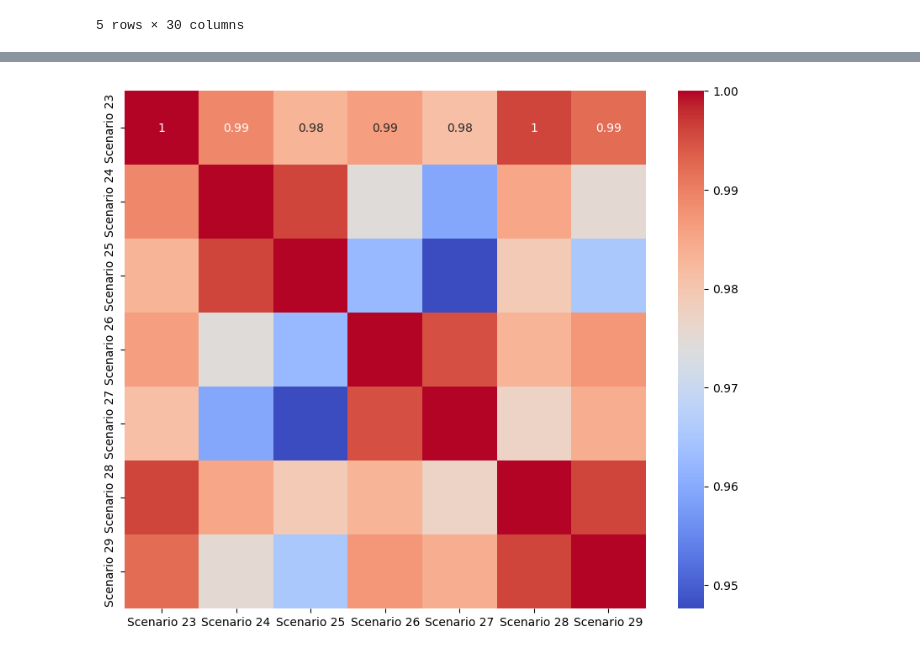
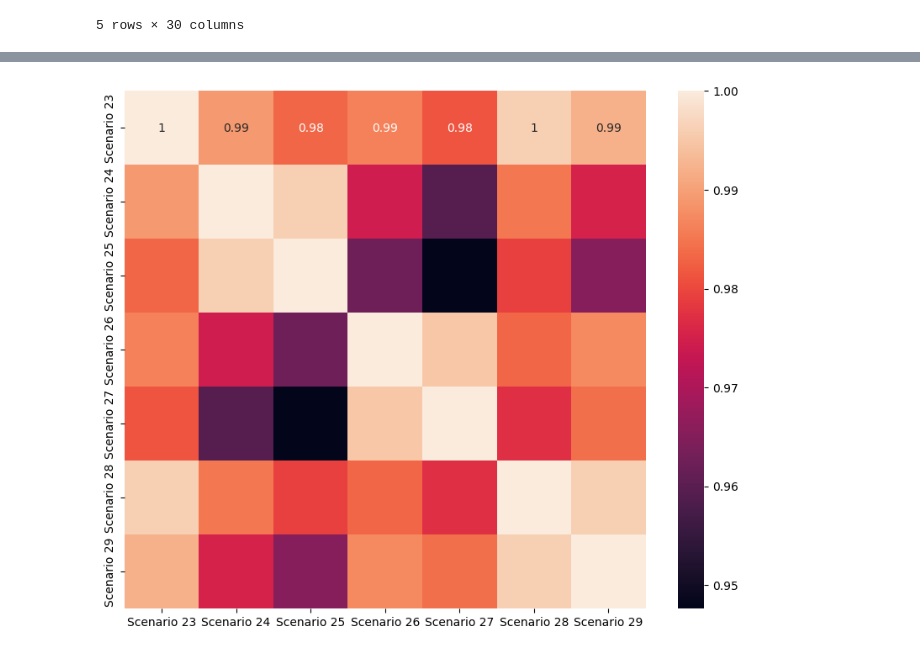
Before and after one commit to MateoBarrera/ResearchDev, a Jupyter notebook: AnalysisResult/data_explotation.ipynb, the cells around one changed output, grey strips where cells are left out. Drawn from its saved outputs; the diff is of its cells as text; code cells hidden in the pictures.

```diff
--- a/AnalysisResult/data_explotation.ipynb
+++ b/AnalysisResult/data_explotation.ipynb
@@ -104,20 +104,20 @@ plt.show()
 # %%
-df_social = df_dummy_categorical[
+df_social_cg = df_dummy_categorical[
     [
         "Scenario 23",
         "Scenario 24",
         "Scenario 25",
         "Scenario 26",
         "Scenario 27",
         "Scenario 28",
         "Scenario 29",
     ]
 ].copy()
 
 plt.figure(figsize=(10, 8))
-sns.heatmap(df_social.corr(), annot=True, cmap="coolwarm")
+sns.heatmap(df_social_cg.corr(), annot=True)
 
 # Display the heatmap
 plt.show()
 # %% [output]
-[figure, old version]
+[figure, new version]
```
Also changed, not shown: parts of 11 cells of this notebook.
